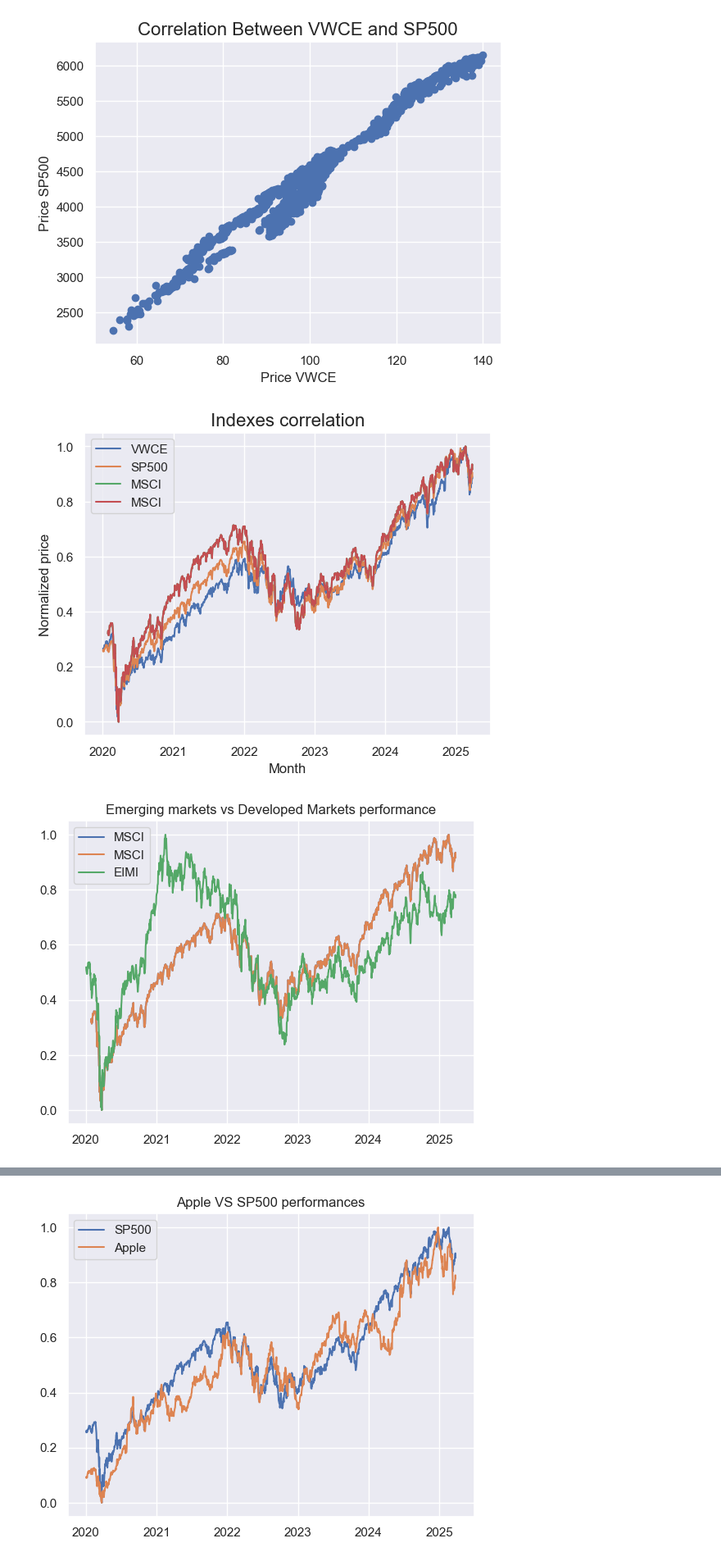
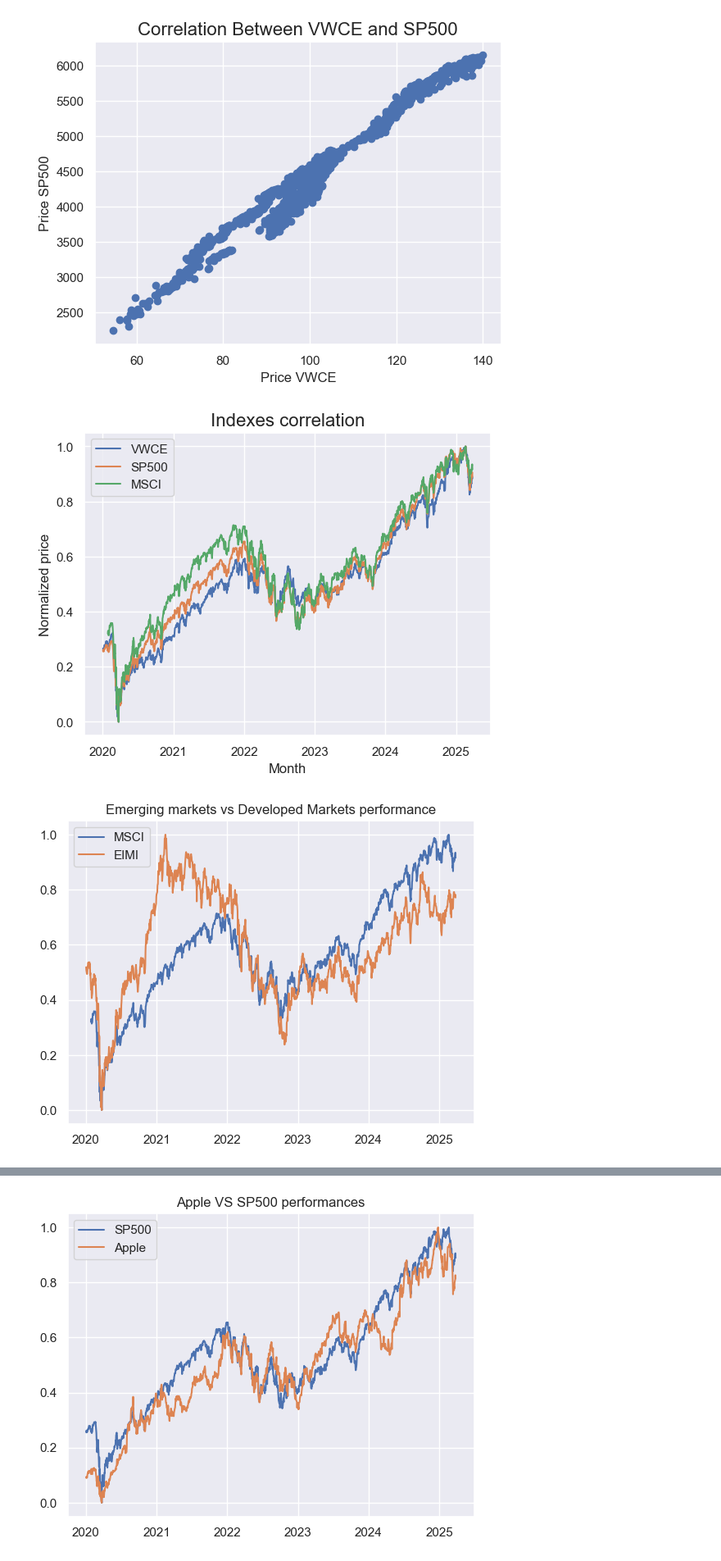
Before and after one commit to ChristianChimi/Financial-Analytics, a Jupyter notebook: Stock-Market-Analytics/Stock_market_Analytics.ipynb, the cells around one changed output, grey strips where cells are left out. Shown at 82% size. Saved outputs shown, nothing was run; the diff lists cells and outputs as text; code cells hidden in the pictures.

```diff
--- a/Stock-Market-Analytics/Stock_market_Analytics.ipynb
+++ b/Stock-Market-Analytics/Stock_market_Analytics.ipynb
@@ -48,20 +48,29 @@ scaler=MinMaxScaler()
 dfs2 = [df_APPLE_ordered, df_VWCE_ordered, df_SP500_ordered, df_MSCI_ordered, df_EIMI_ordered]
 columns = ['Price', 'Price', 'Price', 'Price', 'Price']  # Colonna 'Price' per tutti tranne MSCI
 
-# Aggiungiamo la colonna 'Normalized Price' per MSCI separatamente
 for i, df in enumerate(dfs2):
-    # Normalizzare i prezzi
+    # Normalize prices
     df['Normalized Price'] = scaler.fit_transform(df[[columns[i]]])
-
-# Normalizzazione della colonna per MSCI
-df_MSCI_ordered['Normalized Price_MSCI'] = scaler.fit_transform(df_MSCI_ordered[['Price']])
 # %%
-df_MSCI_ordered = df_MSCI_ordered.rename(columns={'Normalized Price': 'Normalized Price_MSCI'})
-df_merged = df_VWCE_ordered[['Normalized Price']].merge(df_SP500_ordered[['Normalized Price']], left_index=True, right_index=True, suffixes=('_VWCE', '_SP500'))
-df_merged = df_merged.merge(df_MSCI_ordered[['Normalized Price_MSCI']], left_index=True, right_index=True)
-df_merged = df_merged.merge(df_APPLE_ordered[['Normalized Price']], left_index=True, right_index=True)
+df_merged = df_VWCE_ordered[['Normalized Price']].merge(
+    df_SP500_ordered[['Normalized Price']],
+    left_index=True,
+    right_index=True,
+    suffixes=('_VWCE', '_SP500')
+)
 
-df_MSCI_ordered = df_MSCI_ordered.rename(columns={'Price': 'Price_MSCI'})
-df_merged2 = df_VWCE_ordered[['Price']].merge(df_SP500_ordered[['Price']], left_index=True, right_index=True, suffixes=('_VWCE', '_SP500'))
-df_merged2 = df_merged2.merge(df_MSCI_ordered[['Price_MSCI']], left_index=True, right_index=True)
-df_merged2 = df_merged2.merge(df_APPLE_ordered[['Price']], left_index=True, right_index=True)
+df_merged = df_merged.merge(
+    df_MSCI_ordered[['Normalized Price']],
+    left_index=True,
+    right_index=True,
+    suffixes=('', '_MSCI')
+)
+
+df_merged = df_merged.merge(
+    df_APPLE_ordered[['Normalized Price']],
+    left_index=True,
+    right_index=True,
+    suffixes=('', '_APPLE')
+)
+
+df_merged = df_merged.rename(columns={'Normalized Price': 'Normalized Price_MSCI'})
@@ -87,25 +119,25 @@ Text(0, 0.5, 'Price SP500')
 # %%
 plt.plot(df_VWCE_ordered.index, df_VWCE_ordered['Normalized Price'], label="VWCE")
 plt.plot(df_SP500_ordered.index, df_SP500_ordered['Normalized Price'], label="SP500")
-plt.plot(df_MSCI_ordered.index, df_MSCI_ordered['Normalized Price_MSCI'], label="MSCI")
+plt.plot(df_MSCI_ordered.index, df_MSCI_ordered['Normalized Price'], label="MSCI")
 plt.title("Indexes correlation", fontsize=16)
 plt.xlabel("Month", fontsize=12)
 plt.ylabel("Normalized price", fontsize=12)
 plt.legend()
 plt.show()
 # %% [output]
-[figure, old version]
+[figure, new version]
 # %%
 #Looking at emerging markets and developed markets correlation: they are very correlated but EIMI has higher volatility.
 #  Are we really diversifing? The rule is to invest in different countries, but what if they move the same?
 
-plt.plot(df_MSCI_ordered.index, df_MSCI_ordered['Normalized Price_MSCI'], label="MSCI")
+plt.plot(df_MSCI_ordered.index, df_MSCI_ordered['Normalized Price'], label="MSCI")
 plt.plot(df_EIMI_ordered.index, df_EIMI_ordered['Normalized Price'], label="EIMI")
 plt.title("Emerging markets vs Developed Markets performance")
 plt.legend()
 plt.show()
 # %% [output]
-[figure, old version]
+[figure, new version]
 # %%
 #Heat map confirms the correlation between indexes
 
```
Also changed, not shown: parts of 6 cells of this notebook.
